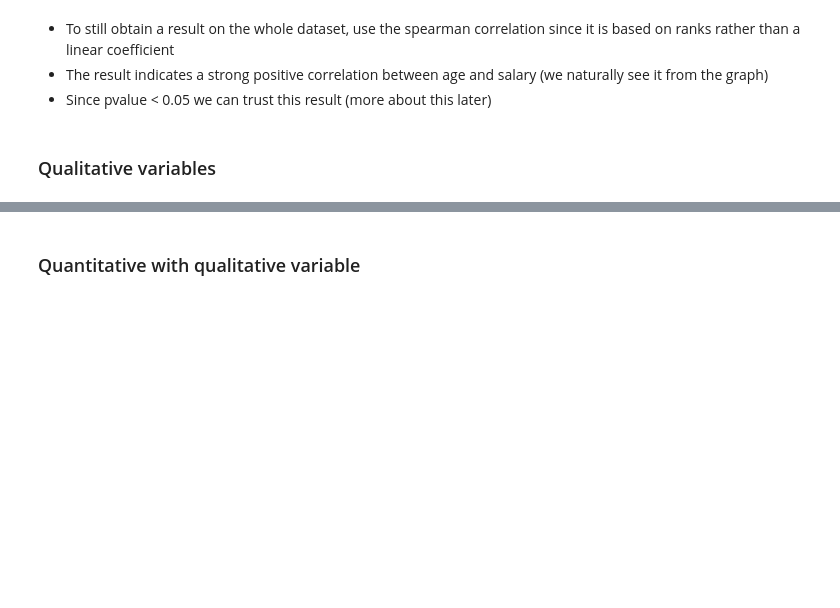
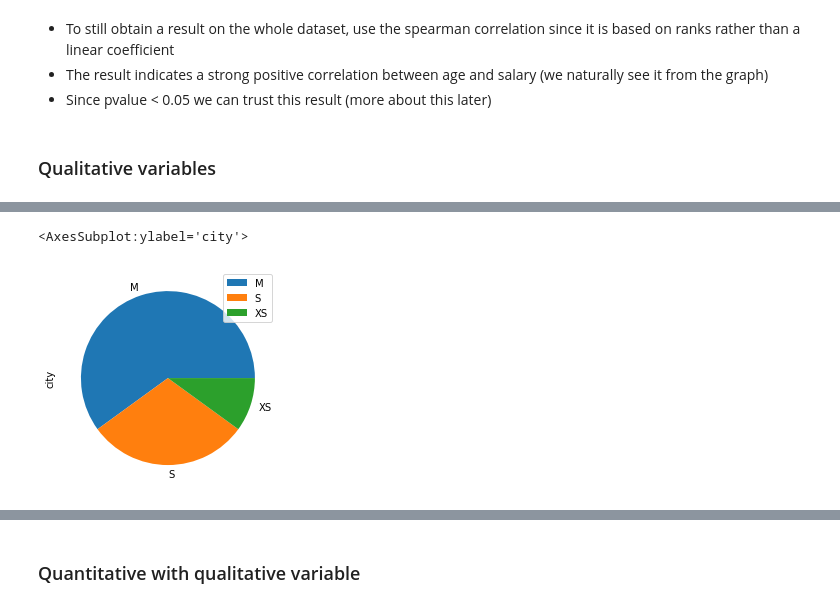
Before and after one commit to AlexisBogroff/Sorbonne_Data_Science_Workshop, a Jupyter notebook: src/data_analysis_with_pandas.ipynb, the cells around one changed output, grey strips where cells are left out. Drawn from its saved outputs; the diff is of its cells as text; code cells hidden in the pictures; blank space fills up the shorter version.

```diff
--- a/src/data_analysis_with_pandas.ipynb
+++ b/src/data_analysis_with_pandas.ipynb
@@ -593,0 +629,5 @@ df_multi_quali.groupby('city')
+# %%
+df_multi_quali.groupby('sweat_size').count().plot.pie(y='city')
+# %% [output]
+<AxesSubplot:ylabel='city'>
+[figure, added]
```
Also changed, not shown: parts of 16 cells of this notebook.
